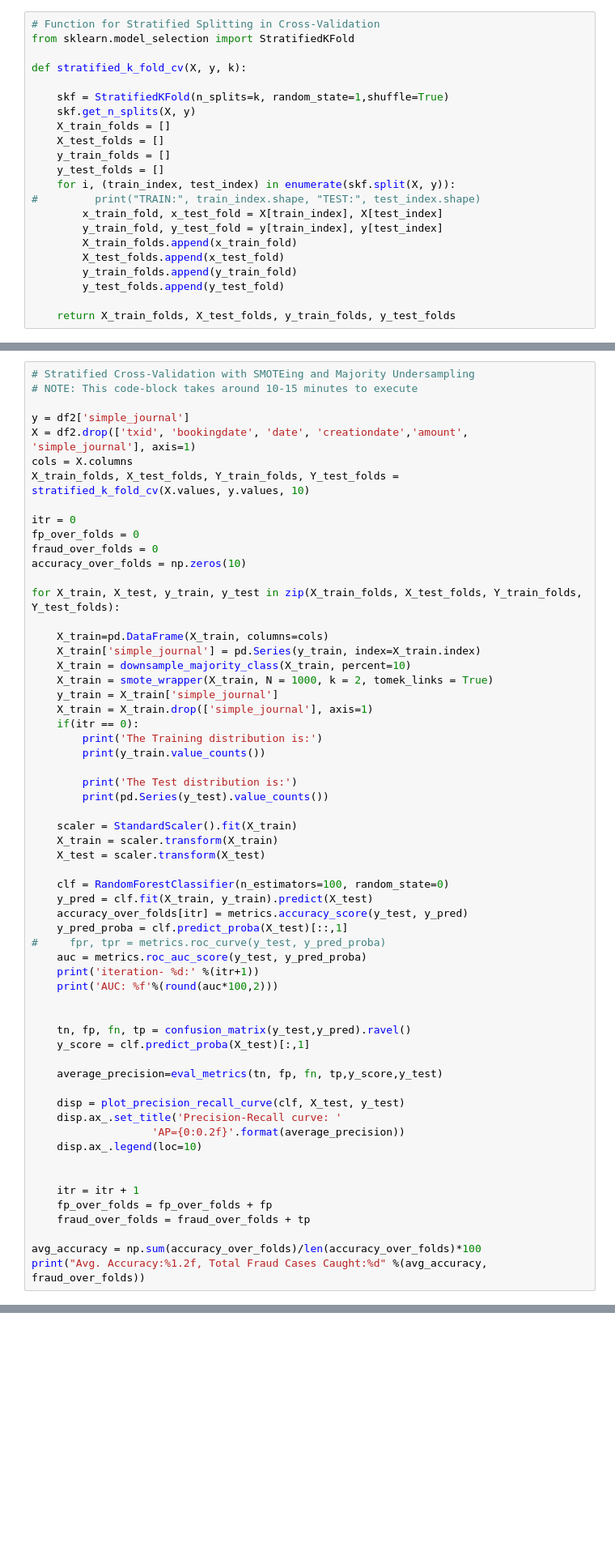
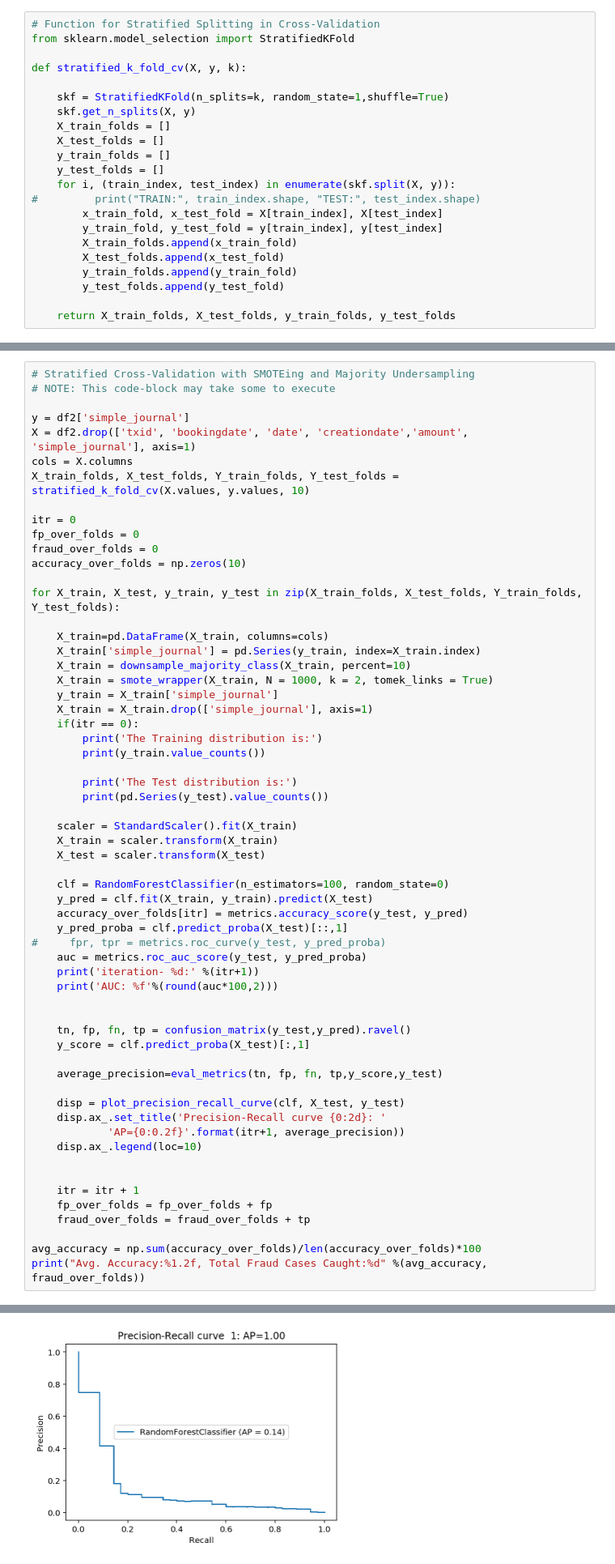
Before and after one commit to adityakunar/cda-2021, a Jupyter notebook: Assignment-1/Lab1_Master.ipynb, the cells around one changed output, grey strips where cells are left out. Shown at 81% size. Saved outputs shown, nothing was run; the diff lists cells and outputs as text; blank space fills up the shorter version.

```diff
--- a/Assignment-1/Lab1_Master.ipynb
+++ b/Assignment-1/Lab1_Master.ipynb
@@ -1840,6 +1888,6 @@ BlackBox Model
 # %%
 # Stratified Cross-Validation with SMOTEing and Majority Undersampling
-# NOTE: This code-block takes around 10-15 minutes to execute
+# NOTE: This code-block may take some to execute
 
 y = df2['simple_journal']
 X = df2.drop(['txid', 'bookingdate', 'date', 'creationdate','amount', 'simple_journal'], axis=1)
@@ -1886,8 +1934,8 @@ for X_train, X_test, y_train, y_test in zip(X_train_folds, X_test_folds, Y_train
     average_precision=eval_metrics(tn, fp, fn, tp,y_score,y_test)
 
     disp = plot_precision_recall_curve(clf, X_test, y_test)
-    disp.ax_.set_title('Precision-Recall curve: '
-                   'AP={0:0.2f}'.format(average_precision))
+    disp.ax_.set_title('Precision-Recall curve {0:2d}: '
+            'AP={0:0.2f}'.format(itr+1, average_precision))
     disp.ax_.legend(loc=10)
 
 
@@ -1917,0 +1966 @@ f-measure: 0.06, G-Mean: 0.92, wtd_accuracy(w=0.7): 90.79%
+[figure, added]
```
Also changed, not shown: parts of 18 cells of this notebook.
